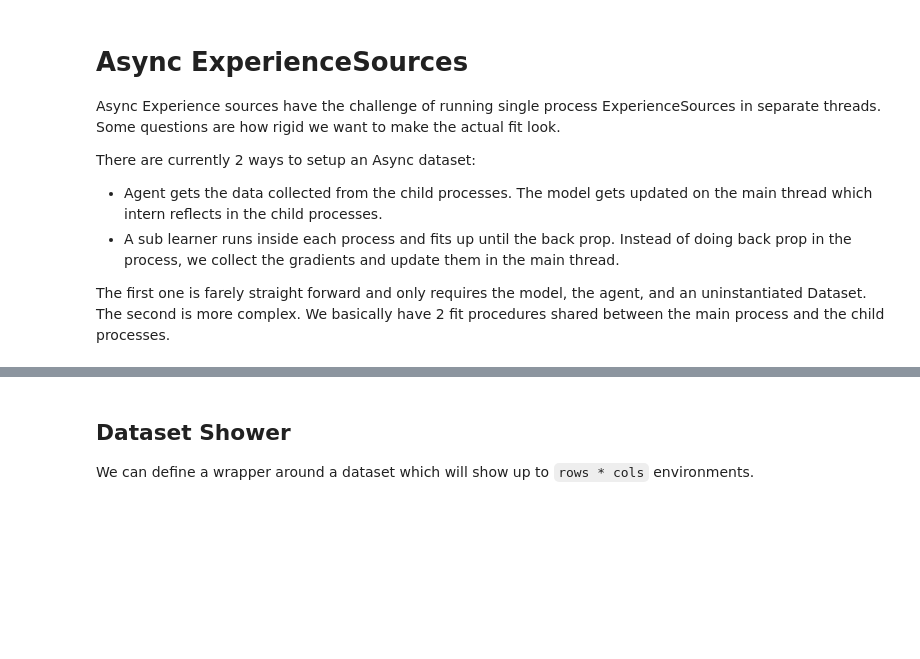
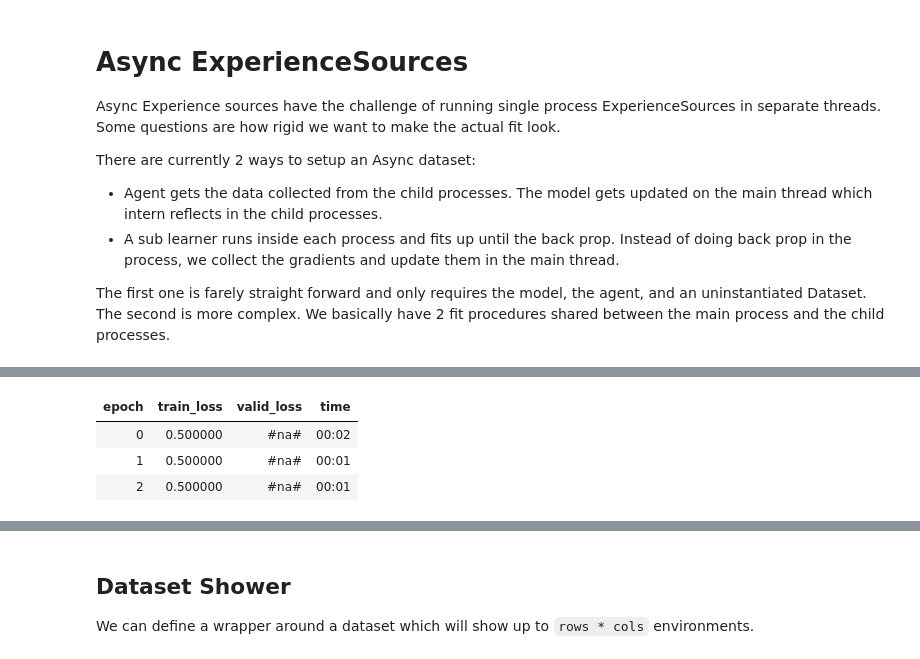
Before and after one commit to josiahls/fast-reinforcement-learning-2, a Jupyter notebook: nbs/05_data_block.ipynb, the cells around one changed output, grey strips where cells are left out. Saved outputs shown, nothing was run; the diff lists cells and outputs as text; code cells hidden in the pictures; blank space fills up the shorter version.

```diff
--- a/nbs/05_data_block.ipynb
+++ b/nbs/05_data_block.ipynb
@@ -272,12 +273,14 @@ bs=10
 dl=DataLoader(ds,batch_size=bs,num_workers=0)
 final_yb=None
 data=[]
+yb_data=[]
 for xb,yb in dl:
     assert len(xb)<=bs
     assert len(yb['s'])<=bs
     assert len(yb['d'])<=bs
     final_yb=yb
     data.append(xb)
+    yb_data.append(yb)
 assert bool(final_yb['d'][-1])
 if len(data)>1: # If there is more that 1 attempted batches, all the previous ones should be the correct size. The last one might be shorter
     assert all(len(arr)==bs for arr in data[:-1])
@@ -557,0 +678,18 @@ NameError: name 'NotImplimentedError' is not defined
+# %%
+max_steps,bs=90,40
+ds=AsyncExperienceSourceDataset('CartPole-v1',ExperienceSourceDataset,n_envs=1,max_steps=max_steps,n_processes=1,dequeue_warnings=False)
+dl=DataLoader(ds,batch_size=bs,num_workers=0)
+
+batch_shapes=[]
+full_data=[]
+with ds:
+    for xb,yb in dl:
+        batch_shapes.append(xb[0].shape)
+        full_data.append(yb)
+        if len(batch_shapes)-2>bs:raise AsyncException('batch_shapes should not be larger than the `ds.bs`*`ds.max_steps`')
+        if batch_shapes[0][0]-2>bs:raise AsyncException('batch_shapes should not be larger than the `ds.bs`')
+
+test_eq(batch_shapes[0][0],bs)
+test_eq(full_data[0]['s'].shape[0],bs)
+test_eq(batch_shapes[0],(bs,4))
+test_eq(type(full_data[0]),dict)
@@ -737,0 +803,17 @@ class AsyncDataExperienceSourceDataset(ExperienceSourceDataset):
+# %%
+class FakeRunCallback(LearnerCallback):
+    def on_backward_begin(self,*args,**kwargs): return {'skip_bwd':True,'skip_validate':True}
+
+max_steps,bs=90,40
+
+ds=AsyncGradExperienceSourceDataset('CartPole-v1',ExperienceSourceDataset,n_envs=15,max_steps=max_steps,n_processes=4,dequeue_warnings=False)
+ds_empty=AsyncGradExperienceSourceDataset('CartPole-v1',ExperienceSourceDataset,n_envs=1,max_steps=0,n_processes=0,dequeue_warnings=False)
+dl=DataLoader(ds,batch_size=bs,num_workers=0)
+dl_empty=DataLoader(ds_empty,batch_size=bs,num_workers=0)
+data=DataBunch(dl,dl_empty)
+
+model=nn.Sequential(nn.Linear(4,5),nn.ReLU(),nn.Linear(5,2))
+agent=DQNAgent(model=model)
+learn=AgentLearner(data,model,agent=agent,callback_fns=[FakeRunCallback])
+learn.fit(3,lr=0.01,wd=1)
+# %% [output]
@@ -737,0 +821,4 @@ class AsyncDataExperienceSourceDataset(ExperienceSourceDataset):
+| epoch | train_loss | valid_loss | time |
+| 0 | 0.500000 | #na# | 00:02 |
+| 1 | 0.500000 | #na# | 00:01 |
+| 2 | 0.500000 | #na# | 00:01 |
```
Also changed, not shown: parts of 41 cells of this notebook, 6 other files.
